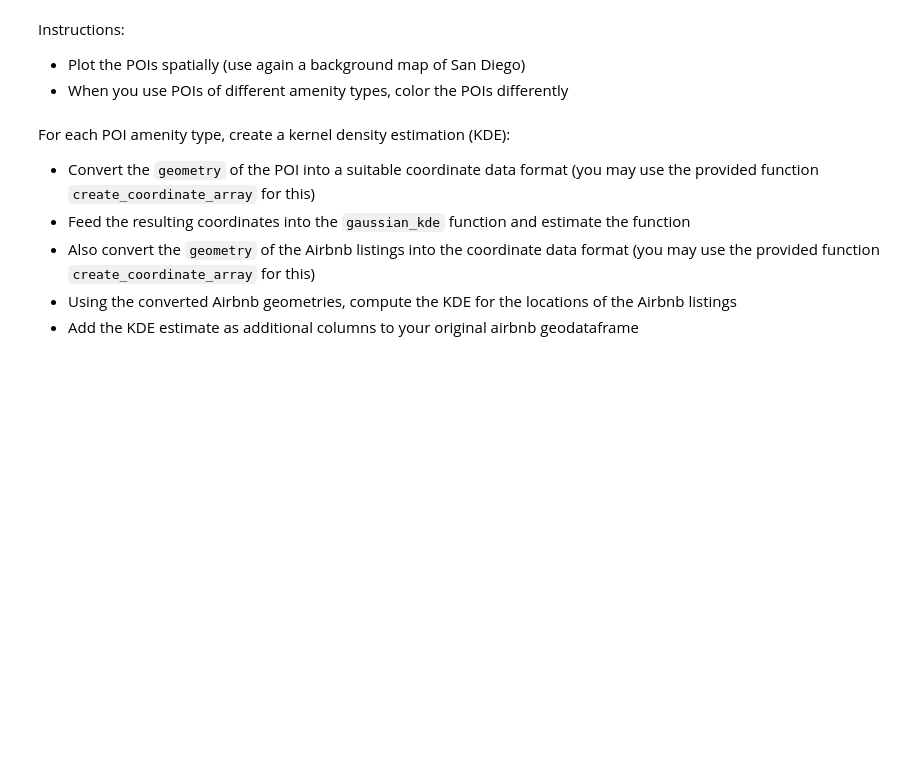
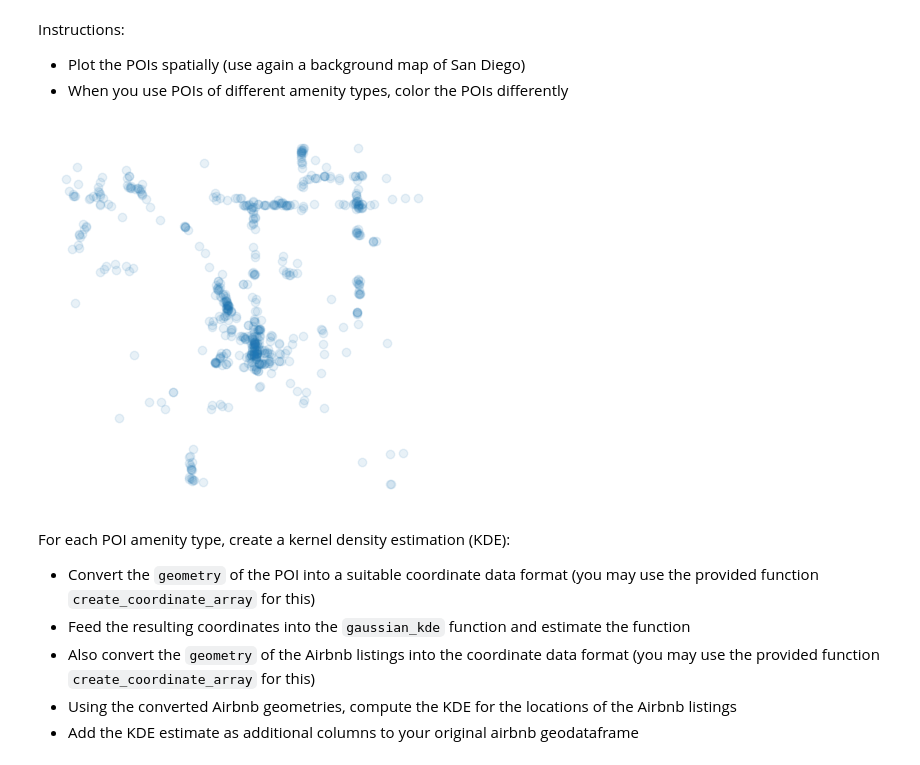
Before and after one commit to D3IP-SS24/case_study1, a Jupyter notebook: project_airbnb_template.ipynb, the cells around one changed output. Cells and saved outputs as stored; diff of their text form; code cells hidden in the pictures; blank space fills up the shorter version.

```diff
--- a/project_airbnb_template.ipynb
+++ b/project_airbnb_template.ipynb
@@ -61,5 +73,5 @@ Instructions:
 import osmnx as ox
 # %%
 # Download the POI data <your code here> ...
-pois = ""
+pois = ox.features_from_address("San Diego, USA", dist = 5000, tags = {"amenity" : ["bar", "atm", "cafe", "restaurant"]})
 # %%
@@ -80,3 +107,16 @@ Instructions:
+# %%
+# <Your code here>
+#pois.plot(alpha = 0.1)
+# Setup figure and axis
+f, ax = plt.subplots(1)
+# Plot layer of polygons on the axis
+ax = pois.plot(alpha = 0.1, ax=ax)
+# Remove axis frames
+ax.set_axis_off()
+# Display
+plt.show()
+# %% [output]
+[figure, added]
 # %% [markdown]
 For each POI amenity type, create a kernel density estimation (KDE):
 * Convert the `geometry` of the POI into a suitable coordinate data format (you may use the provided function `create_coordinate_array` for this)
```
Also changed, not shown: parts of 4 cells of this notebook, 1 other file.
